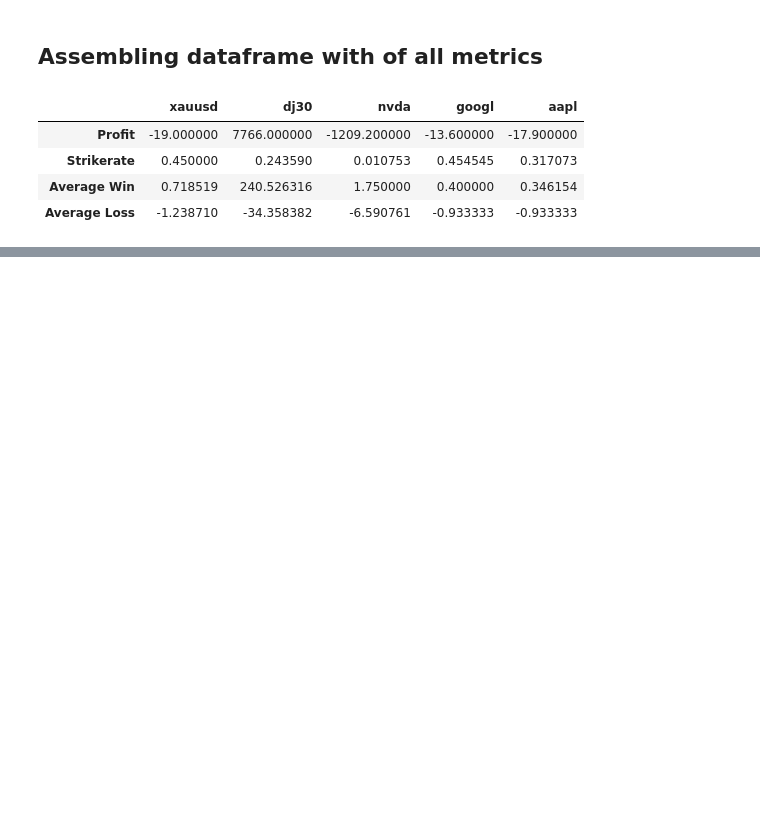
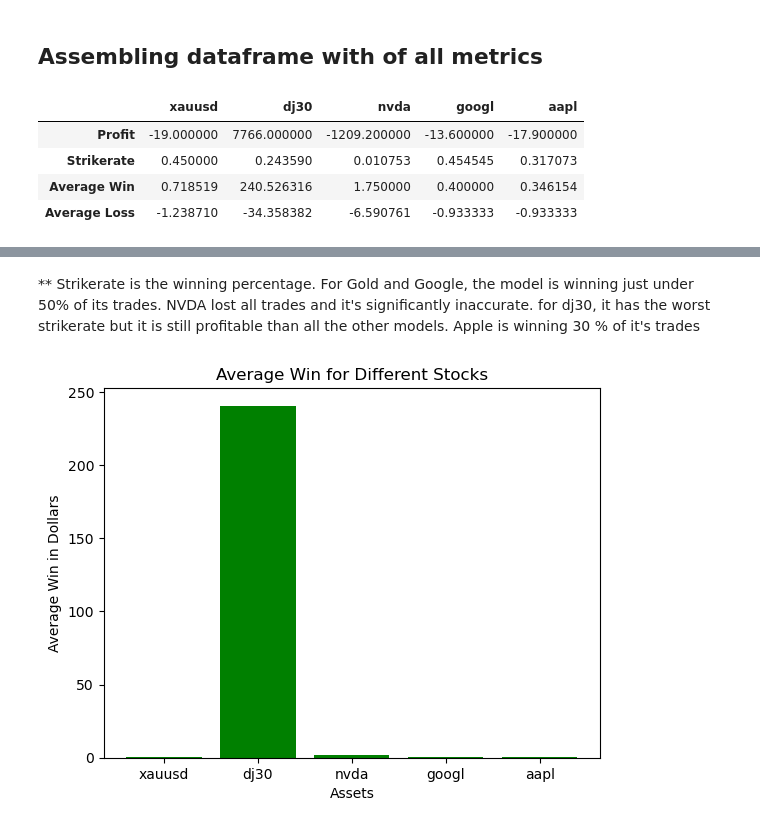
Before and after one commit to QueenofParts/Project2-Room2, a Jupyter notebook: ea_analysis_graphs.ipynb, the cells around one changed output, grey strips where cells are left out. Cells and saved outputs as stored; diff of their text form; code cells hidden in the pictures; blank space fills up the shorter version.

```diff
--- a/ea_analysis_graphs.ipynb
+++ b/ea_analysis_graphs.ipynb
@@ -541,0 +345,20 @@ plt.show()
+# %% [markdown]
+** Strikerate is the winning percentage. For Gold and Google, the model is winning just under 50% of its trades. NVDA lost all trades and it's significantly inaccurate. for dj30, it has the worst strikerate but it is still profitable than all the other models. Apple is winning 30 % of it's trades
+# %%
+# Graph for Average Win
+import matplotlib.pyplot as plt
+# Define the data
+labels = ['xauusd', 'dj30', 'nvda', 'googl', 'aapl']
+average_win = [0.718519, 240.526316, 1.750000, 0.400000, 0.346154]
+# Create the plot
+plt.bar(labels, average_win, color='green')
+# Add labels and title
+plt.xlabel('Assets')
+plt.ylabel('Average Win in Dollars')
+plt.title('Average Win for Different Stocks')
+# Rotate the labels
+plt.xticks(rotation='horizontal')
+# Show the plot
+plt.show()
+# %% [output]
+[figure, added]
```
Also changed, not shown: parts of 27 cells of this notebook.
